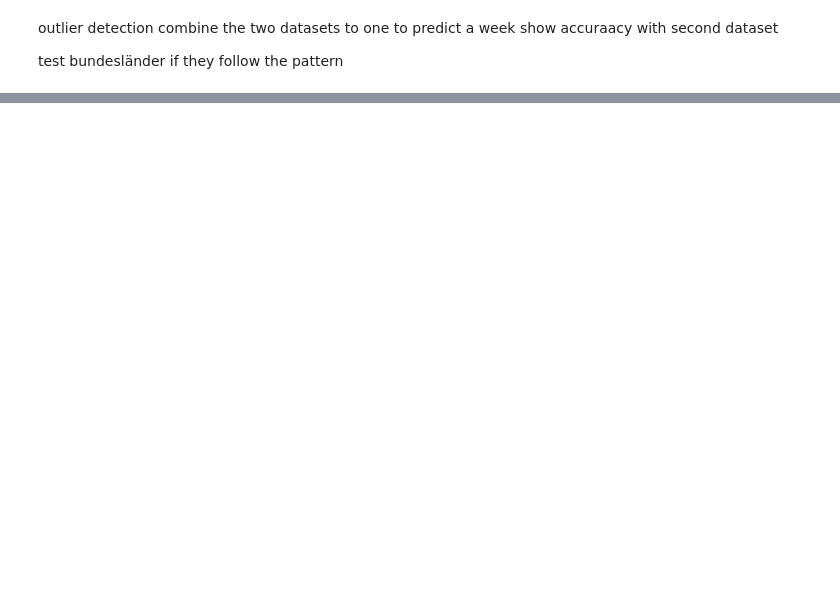
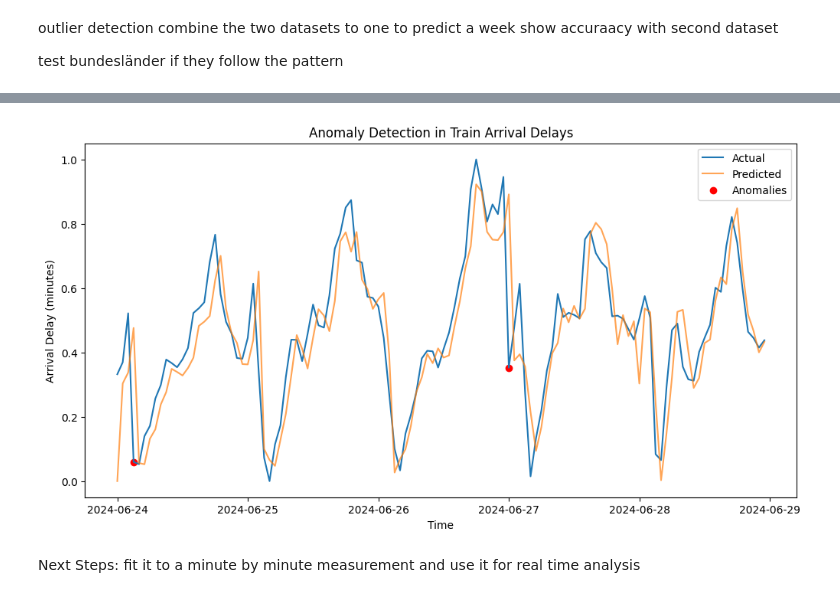
Before and after one commit to Nokkyuu/Fantastic_trains_and_when_to_find_them, a Jupyter notebook: ML/Time_Series.ipynb, the cells around one changed output, grey strips where cells are left out. Drawn from its saved outputs; the diff is of its cells as text; code cells hidden in the pictures; blank space fills up the shorter version.

```diff
--- a/ML/Time_Series.ipynb
+++ b/ML/Time_Series.ipynb
@@ -144,0 +160,8 @@ test bundesländer if they follow the pattern
+# %%
+predicted_normalized = model_fit.predict(start=tsa.index[0], end=tsa.index[-1])
+#predicted_values = scaler.inverse_transform(predicted_normalized.to_frame())
+#denormalized_values = scaler.inverse_transform(tsa)
+#tsa["departure_delay_m"] = denormalized_values
+# %%
+pred = tsa.copy()
+pred["departure_delay_m"] = predicted_normalized
@@ -144,0 +202,26 @@ test bundesländer if they follow the pattern
+# %%
+residuals = tsa["departure_delay_m"]  - pred["departure_delay_m"]
+# %%
+residual_mean = residuals.mean()
+residual_std = residuals.std()
+
+upper_threshold = residual_mean + 3 * residual_std
+lower_threshold = residual_mean - 3 * residual_std
+# %%
+# Detect anomalies
+anomalies = residuals[(residuals > upper_threshold) | (residuals < lower_threshold)]
+
+# Plot the anomalies
+plt.figure(figsize=(12, 6))
+plt.plot(tsa.index, tsa['departure_delay_m'], label='Actual')
+plt.plot(tsa.index, pred["departure_delay_m"], label='Predicted', alpha=0.7)
+plt.scatter(anomalies.index, tsa.loc[anomalies.index]['departure_delay_m'], color='red', label='Anomalies')
+plt.title('Anomaly Detection in Train Arrival Delays')
+plt.xlabel('Time')
+plt.ylabel('Arrival Delay (minutes)')
+plt.legend()
+plt.show()
+# %% [output]
+[figure, added]
+# %% [markdown]
+Next Steps: fit it to a minute by minute measurement and use it for real time analysis
```
Also changed, not shown: parts of 8 cells of this notebook, 1 other file.
